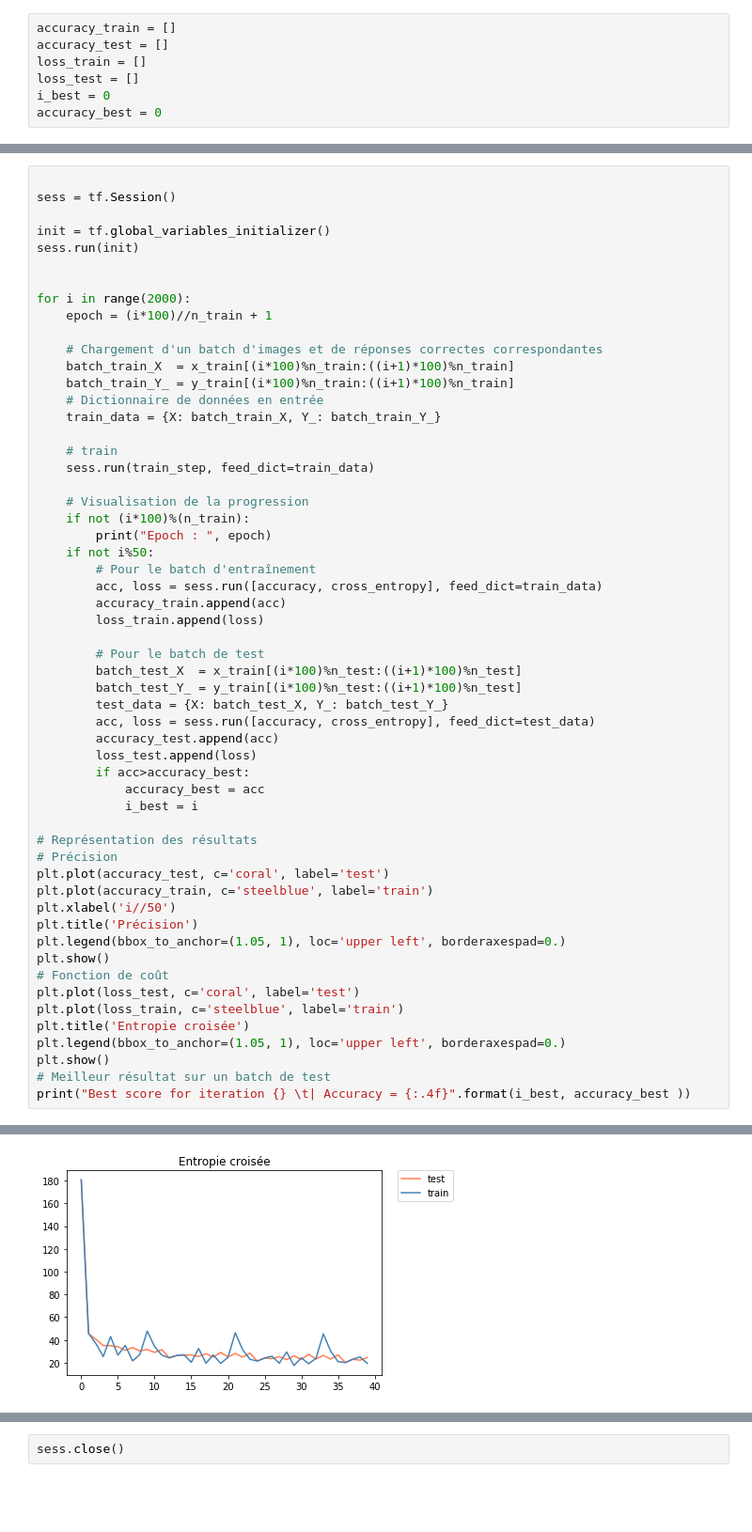
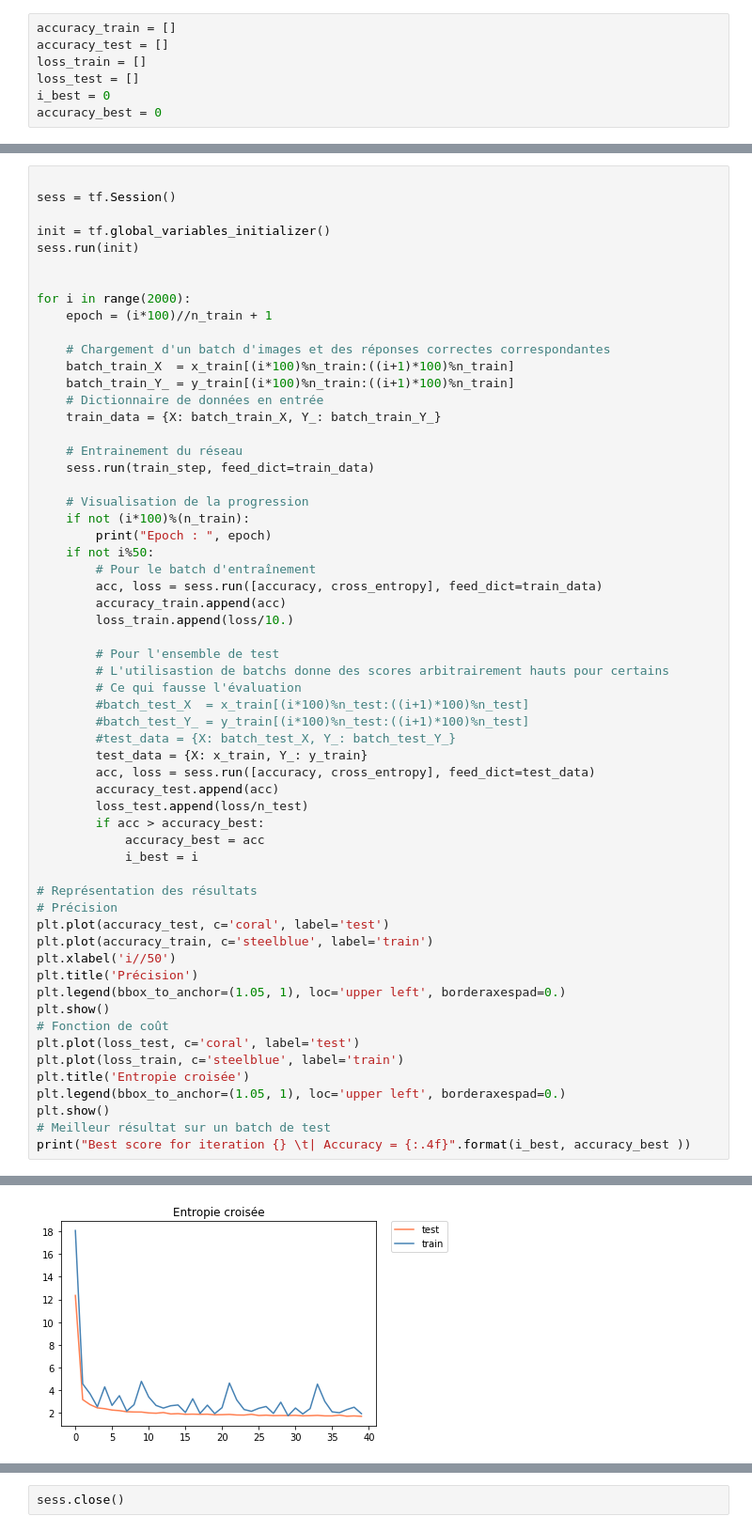
Before and after one commit to neodelphis/tensorflow-without-a-phd-french, a Jupyter notebook: mnist_3_softmax.ipynb, the cells around one changed output, grey strips where cells are left out. Shown at 94% size. Drawn from its saved outputs; the diff is of its cells as text; blank space fills up the shorter version.

```diff
--- a/mnist_3_softmax.ipynb
+++ b/mnist_3_softmax.ipynb
@@ -106,13 +108,13 @@ sess.run(init)
 for i in range(2000):
     epoch = (i*100)//n_train + 1
 
-    # Chargement d'un batch d'images et de réponses correctes correspondantes
+    # Chargement d'un batch d'images et des réponses correctes correspondantes
     batch_train_X  = x_train[(i*100)%n_train:((i+1)*100)%n_train]
     batch_train_Y_ = y_train[(i*100)%n_train:((i+1)*100)%n_train]
     # Dictionnaire de données en entrée
     train_data = {X: batch_train_X, Y_: batch_train_Y_}
 
-    # train
+    # Entrainement du réseau
     sess.run(train_step, feed_dict=train_data)
 
     # Visualisation de la progression
@@ -122,16 +124,19 @@ for i in range(2000):
         # Pour le batch d'entraînement
         acc, loss = sess.run([accuracy, cross_entropy], feed_dict=train_data)
         accuracy_train.append(acc)
-        loss_train.append(loss)
+        loss_train.append(loss/10.)
 
-        # Pour le batch de test
-        batch_test_X  = x_train[(i*100)%n_test:((i+1)*100)%n_test]
-        batch_test_Y_ = y_train[(i*100)%n_test:((i+1)*100)%n_test]
-        test_data = {X: batch_test_X, Y_: batch_test_Y_}
+        # Pour l'ensemble de test
+        # L'utilisastion de batchs donne des scores arbitrairement hauts pour certains
+        # Ce qui fausse l'évaluation
+        #batch_test_X  = x_train[(i*100)%n_test:((i+1)*100)%n_test]
+        #batch_test_Y_ = y_train[(i*100)%n_test:((i+1)*100)%n_test]
+        #test_data = {X: batch_test_X, Y_: batch_test_Y_}
+        test_data = {X: x_train, Y_: y_train}
         acc, loss = sess.run([accuracy, cross_entropy], feed_dict=test_data)
         accuracy_test.append(acc)
-        loss_test.append(loss)
-        if acc>accuracy_best:
+        loss_test.append(loss/n_test)
+        if acc > accuracy_best:
             accuracy_best = acc
             i_best = i
 
@@ -160 +165 @@ Epoch :  4
-[figure, old version]
+[figure, new version]
```
Also changed, not shown: parts of 5 cells of this notebook, 6 other files.
